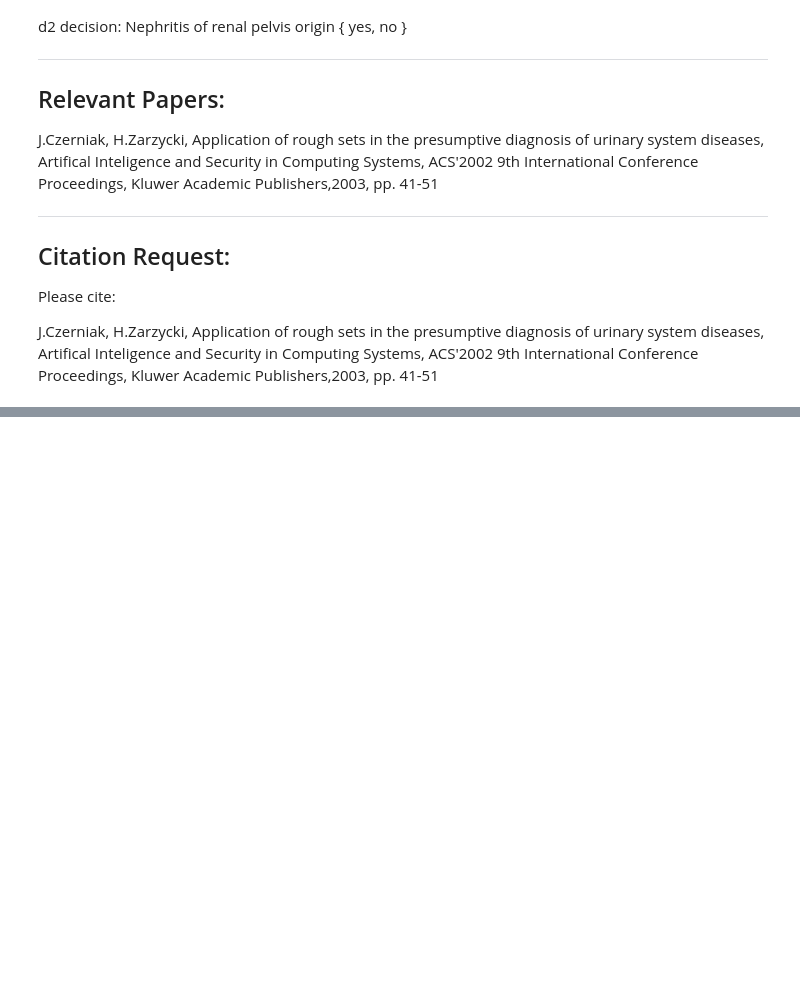
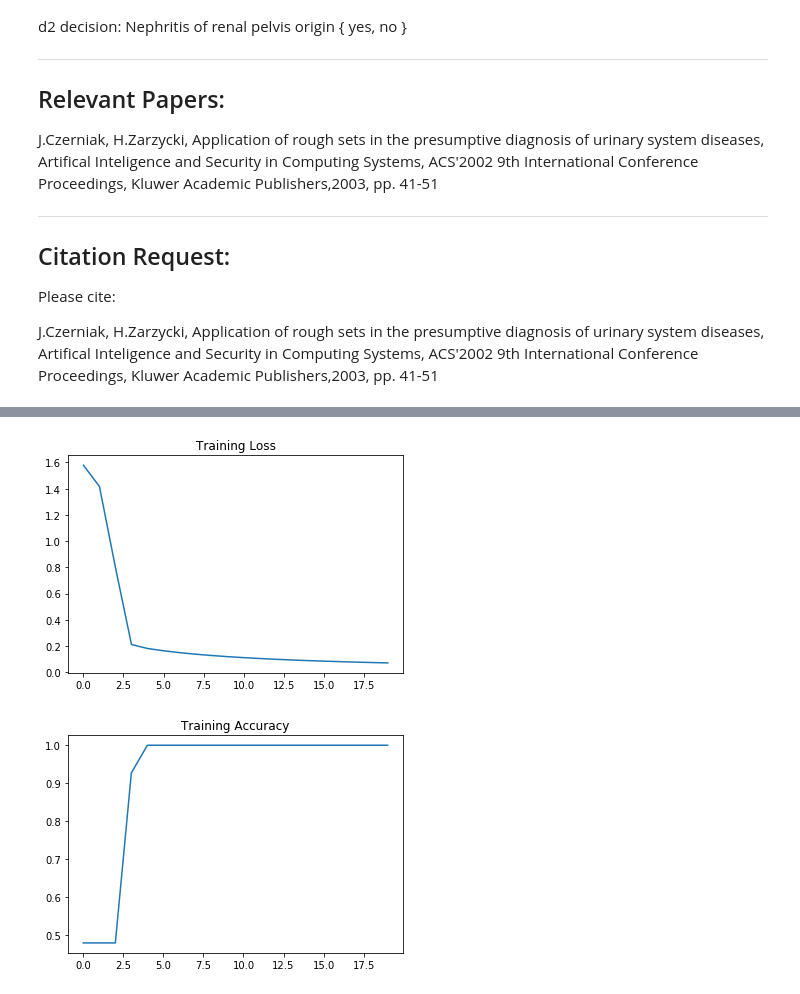
Before and after one commit to jckuri/BladderDataset, a Jupyter notebook: Bladder Dataset.ipynb, the cells around one changed output, grey strips where cells are left out. Drawn from its saved outputs; the diff is of its cells as text; code cells hidden in the pictures; blank space fills up the shorter version.

```diff
--- a/Bladder Dataset.ipynb
+++ b/Bladder Dataset.ipynb
@@ -246,6 +246,8 @@ def compute_accuracy(data):
     equal = prediction == output.data.numpy()
     return equal.sum() / n_samples
 
+losses = []
+accuracies = []
 n_samples, _ = train_data.shape
 for iteration in range(num_iterations):
         input = Variable(torch.tensor(train_data[:, :6], dtype = torch.float32))
@@ -258,5 +260,8 @@ for iteration in range(num_iterations):
         if iteration % 500 == 0:
             train_acc = compute_accuracy(train_data)
             test_acc = compute_accuracy(test_data)
-            print('iteration={}, loss={:.4f}, train_acc={}, test_acc={}'.format(iteration, loss.item(), train_acc, test_acc))
+            train_loss = loss.item()
+            losses.append(train_loss)
+            accuracies.append(train_acc)
+            print('iteration={}, loss={:.4f}, train_acc={}, test_acc={}'.format(iteration, train_loss, train_acc, test_acc))
 # %% [output]
@@ -282,0 +288,14 @@ iteration=9500, loss=0.0713, train_acc=1.0, test_acc=1.0
+# %%
+import matplotlib.pyplot as plt
+%matplotlib inline
+
+plt.plot(losses)
+plt.title("Training Loss")
+plt.show()
+
+plt.plot(accuracies)
+plt.title("Training Accuracy")
+plt.show()
+# %% [output]
+[figure, added]
+[figure, added]
```
Also changed, not shown: parts of 2 cells of this notebook.
